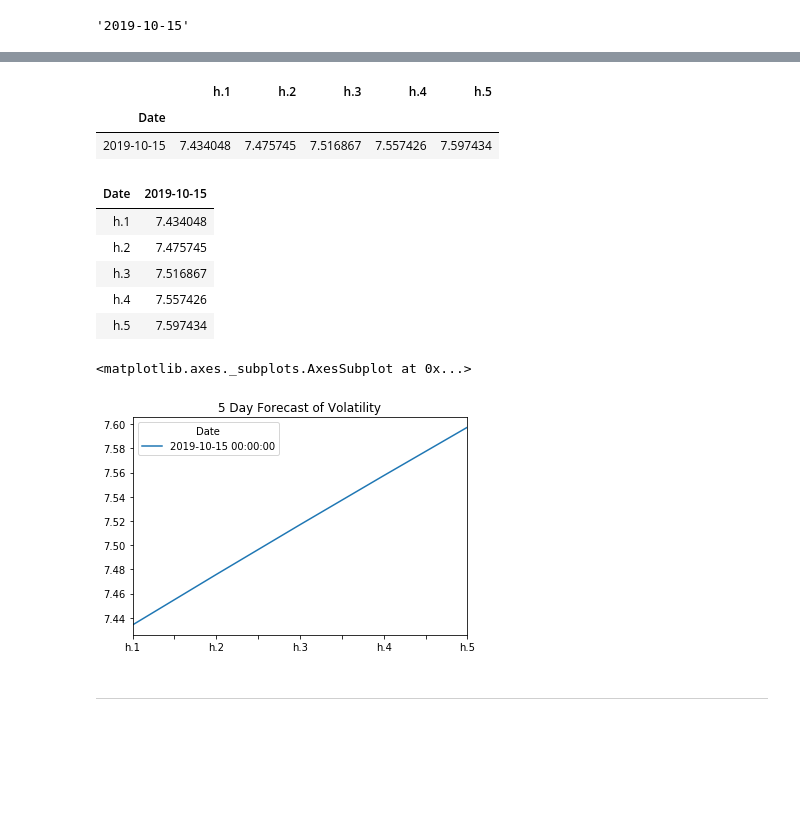
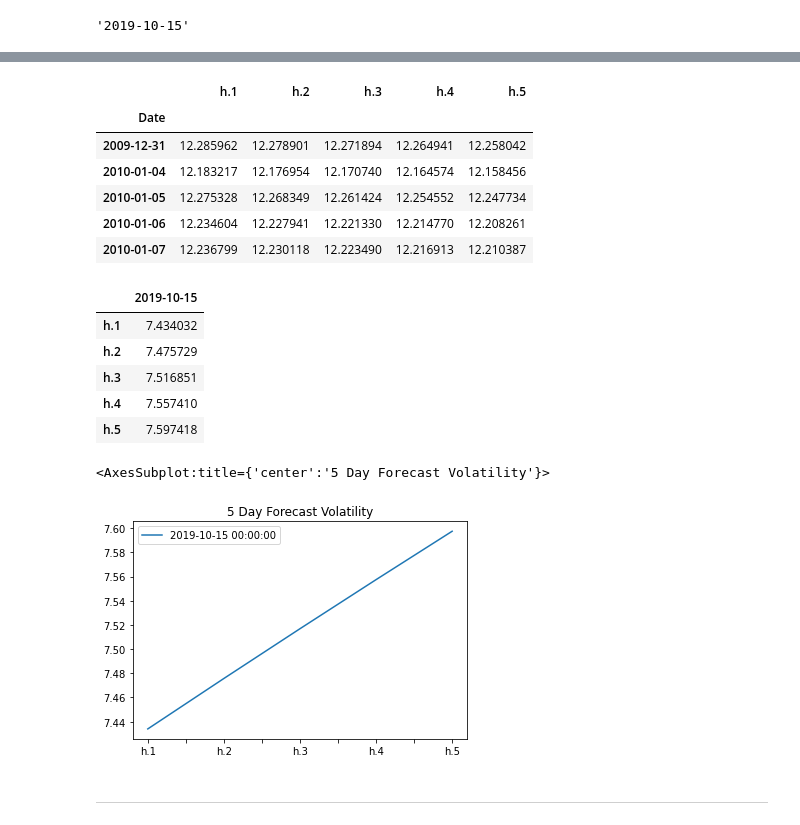
Before and after one commit to szhangg18/Week10_HW, a Jupyter notebook: Code/time_series_analysis.ipynb, the cells around one changed output, grey strips where cells are left out. Saved outputs shown, nothing was run; the diff lists cells and outputs as text; code cells hidden in the pictures; blank space fills up the shorter version.

```diff
--- a/Code/time_series_analysis.ipynb
+++ b/Code/time_series_analysis.ipynb
@@ -217,2 +258,8 @@ import arch
+# %%
+# Estimate a GARCH model:
+model = arch_model(returns, mean="Zero", vol="GARCH", p=2, q=1)
+
+# Fit the model
+res = model.fit(disp="off")
 # %%
 # Summarize the model results
@@ -244,4 +291,5 @@ last_day
 # Create a 5 day forecast of volatility
 forecast_horizon = 5
 # Start the forecast using the last_day calculated above
-# YOUR CODE HERE!
+forecasts = res.forecast(start='2009-12-31', horizon=forecast_horizon)
+forecasts
@@ -252,24 +311,29 @@ intermediate.head()
 # %% [output]
 |  | h.1 | h.2 | h.3 | h.4 | h.5 |
 | Date |  |  |  |  |  |
-| 2019-10-15 | 7.434048 | 7.475745 | 7.516867 | 7.557426 | 7.597434 |
+| 2009-12-31 | 12.285962 | 12.278901 | 12.271894 | 12.264941 | 12.258042 |
+| 2010-01-04 | 12.183217 | 12.176954 | 12.170740 | 12.164574 | 12.158456 |
+| 2010-01-05 | 12.275328 | 12.268349 | 12.261424 | 12.254552 | 12.247734 |
+| 2010-01-06 | 12.234604 | 12.227941 | 12.221330 | 12.214770 | 12.208261 |
+| 2010-01-07 | 12.236799 | 12.230118 | 12.223490 | 12.216913 | 12.210387 |
 # %%
 # Transpose the forecast so that it is easier to plot
 final = intermediate.dropna().T
+final = pd.DataFrame(final["2019-10-15"])
 final.head()
 # %% [output]
-| Date | 2019-10-15 |
-| h.1 | 7.434048 |
-| h.2 | 7.475745 |
-| h.3 | 7.516867 |
-| h.4 | 7.557426 |
-| h.5 | 7.597434 |
+|  | 2019-10-15 |
+| h.1 | 7.434032 |
+| h.2 | 7.475729 |
+| h.3 | 7.516851 |
+| h.4 | 7.557410 |
+| h.5 | 7.597418 |
 # %%
 # Plot the final forecast
-# YOUR CODE HERE!
+final.plot(title="5 Day Forecast Volatility")
 # %% [output]
-<matplotlib.axes._subplots.AxesSubplot at 0x...>
+<AxesSubplot:title={'center':'5 Day Forecast Volatility'}>
-[figure, old version]
+[figure, new version]
 # %% [markdown]
 ---
 # %% [markdown]
```
Also changed, not shown: parts of 15 cells of this notebook, 2 other files.
